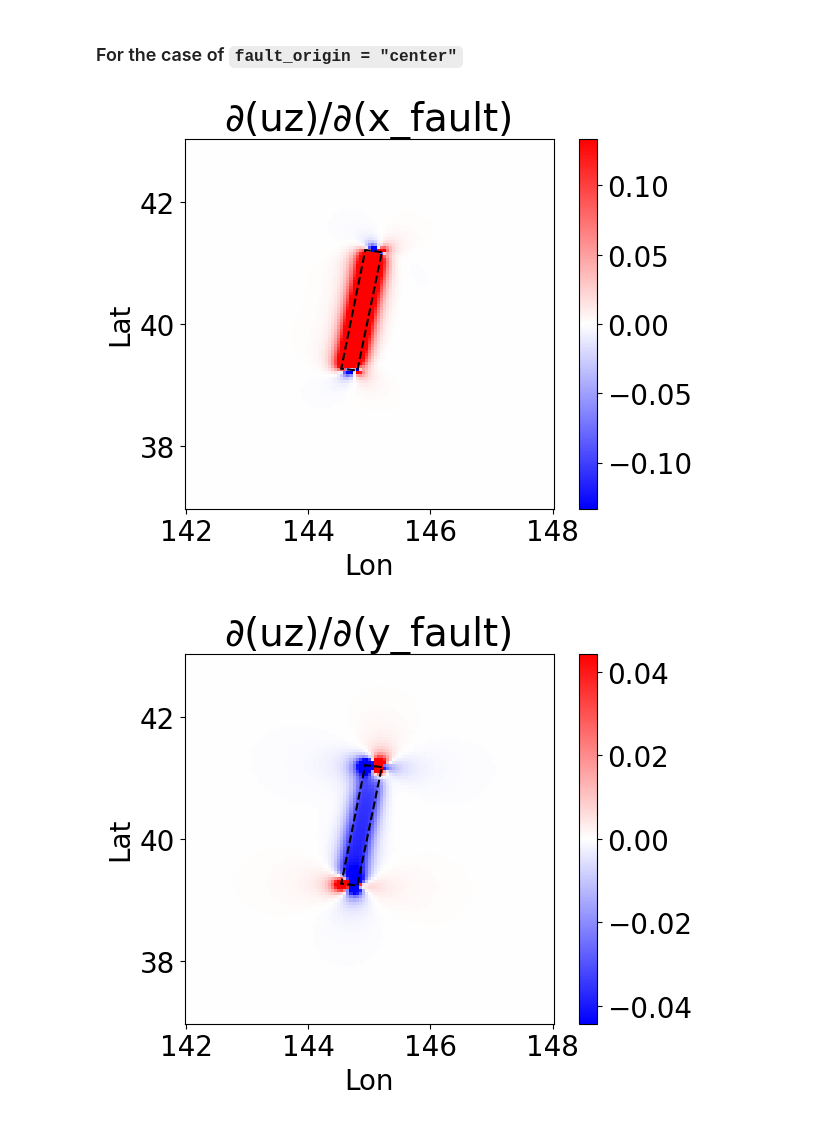
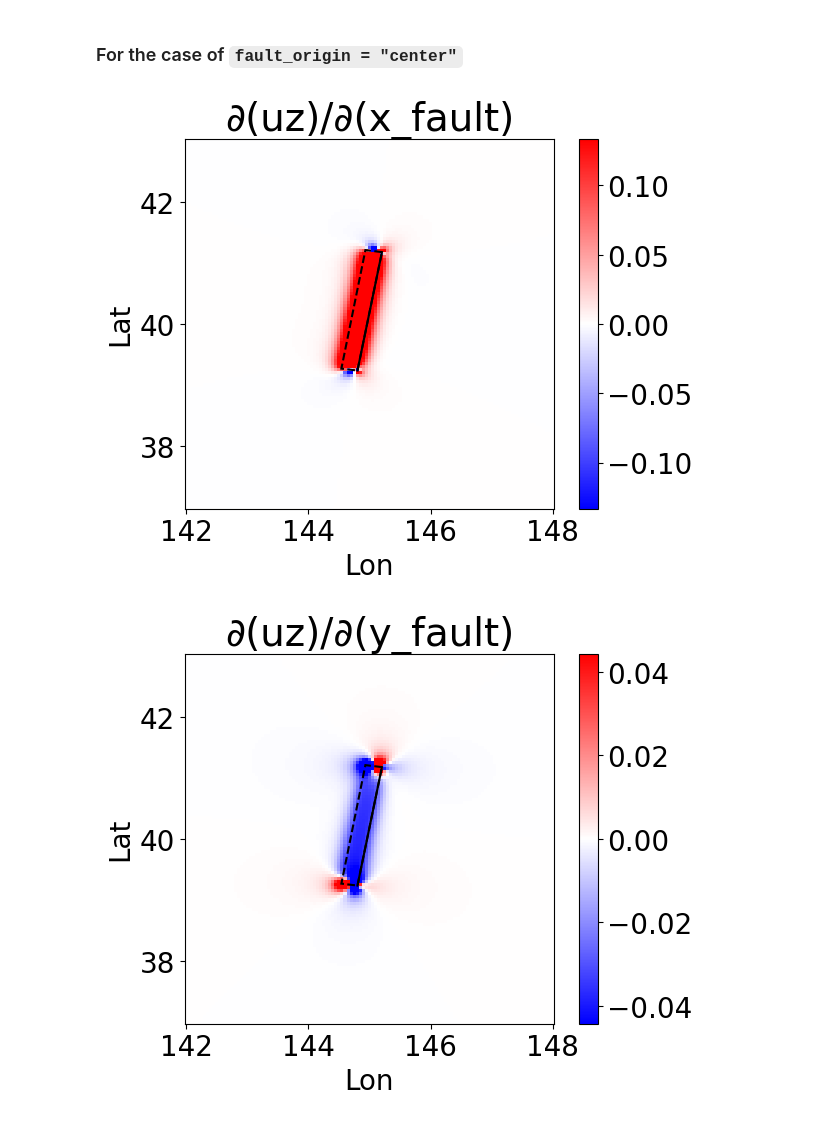
Before and after one commit to msomeya1/OkadaTorch, a Jupyter notebook: 4_OkadaWrapper_gradient.ipynb, the cells around one changed output. Cells and saved outputs as stored; diff of their text form; code cells hidden in the pictures.

```diff
--- a/4_OkadaWrapper_gradient.ipynb
+++ b/4_OkadaWrapper_gradient.ipynb
@@ -140,6 +140,11 @@ for i, var in enumerate(list(params)):
     im = ax.pcolormesh(Lon, Lat, duz.detach().numpy(), cmap="bwr", vmin=-amp, vmax=amp)
     rect = patches.Polygon(corners, ls="--", lw=1.5, closed=True, edgecolor='black', fill=False)
     ax.add_patch(rect)
+    ax.plot(
+        [corners[0, 0], corners[3, 0]],
+        [corners[0, 1], corners[3, 1]],
+        color='black', lw=1.5
+    )
     ax.set_aspect("equal")
     ax.set_xlabel("Lon")
     ax.set_ylabel("Lat")
@@ -180,20 +185,25 @@ corners = np.column_stack((np.array(lon_corners), np.array(lat_corners)))
 # %%
 for i, var in enumerate(list(params)):
 
     _, _, duz = okada.gradient(coords, params, arg=var, compute_strain=False, is_degree=True, fault_origin="center")
 
     amp = np.abs(duz.detach().numpy()).mean() * 20
 
     fig, ax = plt.subplots()
     im = ax.pcolormesh(Lon, Lat, duz.detach().numpy(), cmap="bwr", vmin=-amp, vmax=amp)
     rect = patches.Polygon(corners, ls="--", lw=1.5, closed=True, edgecolor='black', fill=False)
     ax.add_patch(rect)
+    ax.plot(
+        [corners[0, 0], corners[3, 0]],
+        [corners[0, 1], corners[3, 1]],
+        color='black', lw=1.5
+    )
     ax.set_aspect("equal")
     ax.set_xlabel("Lon")
     ax.set_ylabel("Lat")
     ax.set_title(f"∂(uz)/∂({var})", fontsize=28)
     fig.colorbar(im)
     fig.show()
 # %% [output]
-[figure, old version]
+[figure, new version]
-[figure, old version]
+[figure, new version]
```
Also changed, not shown: parts of 2 cells of this notebook, 2 other files.
